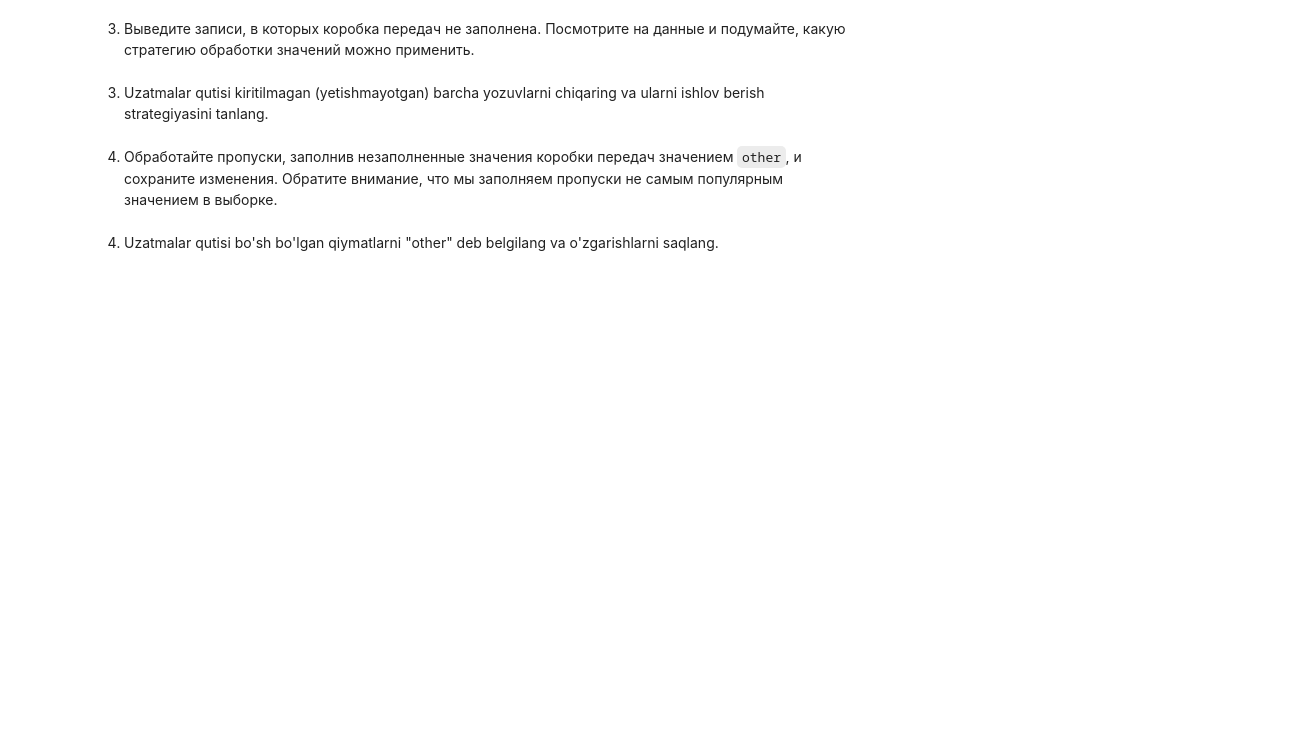
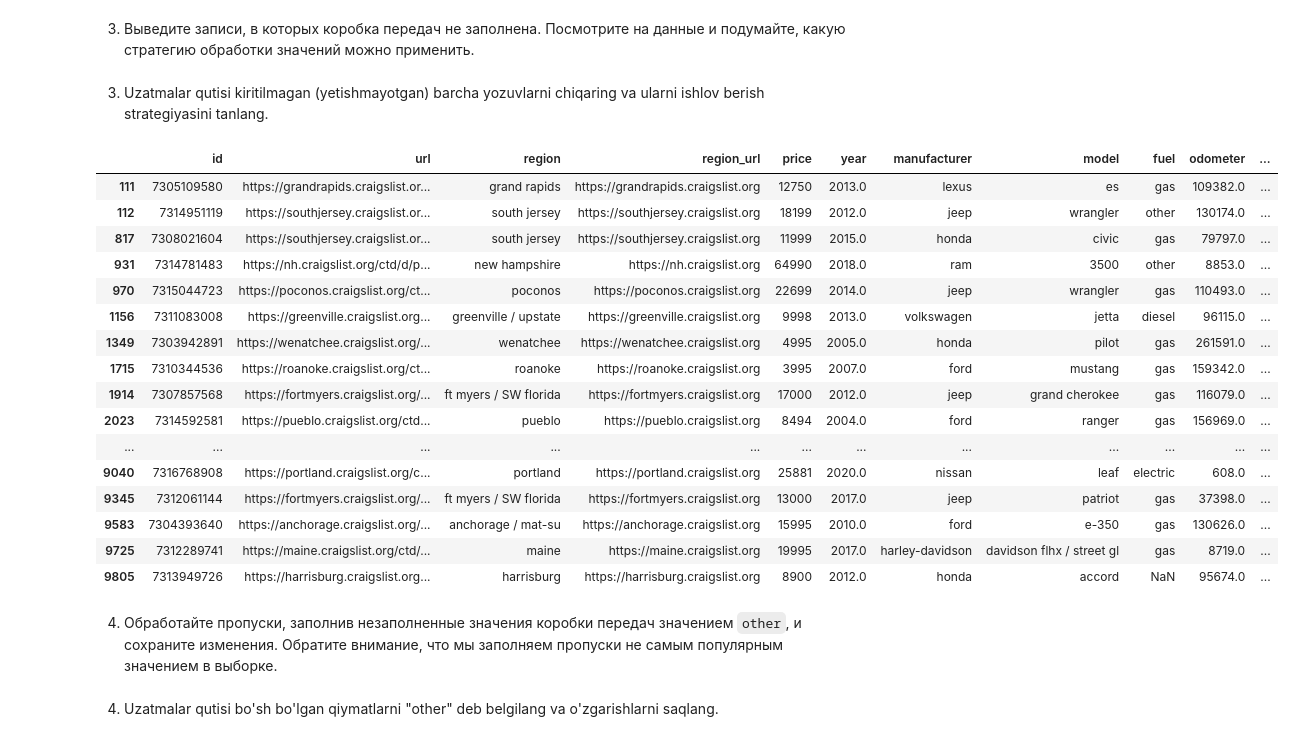
Before and after one commit to ibratqadamboev/Homeworks, a Jupyter notebook: l5_full_EDA_practice.ipynb, the cells around one changed output. Saved outputs shown, nothing was run; the diff lists cells and outputs as text; code cells hidden in the pictures; blank space fills up the shorter version.

```diff
--- a/l5_full_EDA_practice.ipynb
+++ b/l5_full_EDA_practice.ipynb
@@ -228,6 +316,7 @@ Topshiriq 2. E'lon joylashtirish sanasidagi yetishmayotgan qiymatlarni ishlash
 4. E'lon joylashtirish sanasi yo'q bo'lgan barcha qatorlarni o'chiring va tozalangan ma'lumotlar to'plamini saqlang.
 # %%
 # Your code goes here
+df.drop([6728, 9388], inplace = True)
 # %% [markdown]
 5. Выведите для обновлённого датафрейма количество пропущенных значений в дате размещения объявления о продаже.
 # %% [markdown]
@@ -254,6 +369,25 @@ Topshiriq 3. Uzatmalar qutisidagi yetishmayotgan qiymatlarni ishlash
 3. Uzatmalar qutisi kiritilmagan (yetishmayotgan) barcha yozuvlarni chiqaring va ularni ishlov berish strategiyasini tanlang.
 # %%
 # Your code goes here
+df[df['transmission'].isna()]
+# %% [output]
+|  | id | url | region | region_url | price | year | manufacturer | model | fuel | odometer | ... |
+| 111 | 7305109580 | https://grandrapids.craigslist.or... | grand rapids | https://grandrapids.craigslist.org | 12750 | 2013.0 | lexus | es | gas | 109382.0 | ... |
+| 112 | 7314951119 | https://southjersey.craigslist.or... | south jersey | https://southjersey.craigslist.org | 18199 | 2012.0 | jeep | wrangler | other | 130174.0 | ... |
+| 817 | 7308021604 | https://southjersey.craigslist.or... | south jersey | https://southjersey.craigslist.org | 11999 | 2015.0 | honda | civic | gas | 79797.0 | ... |
+| 931 | 7314781483 | https://nh.craigslist.org/ctd/d/p... | new hampshire | https://nh.craigslist.org | 64990 | 2018.0 | ram | 3500 | other | 8853.0 | ... |
+| 970 | 7315044723 | https://poconos.craigslist.org/ct... | poconos | https://poconos.craigslist.org | 22699 | 2014.0 | jeep | wrangler | gas | 110493.0 | ... |
+| 1156 | 7311083008 | https://greenville.craigslist.org... | greenville / upstate | https://greenville.craigslist.org | 9998 | 2013.0 | volkswagen | jetta | diesel | 96115.0 | ... |
+| 1349 | 7303942891 | https://wenatchee.craigslist.org/... | wenatchee | https://wenatchee.craigslist.org | 4995 | 2005.0 | honda | pilot | gas | 261591.0 | ... |
+| 1715 | 7310344536 | https://roanoke.craigslist.org/ct... | roanoke | https://roanoke.craigslist.org | 3995 | 2007.0 | ford | mustang | gas | 159342.0 | ... |
+| 1914 | 7307857568 | https://fortmyers.craigslist.org/... | ft myers / SW florida | https://fortmyers.craigslist.org | 17000 | 2012.0 | jeep | grand cherokee | gas | 116079.0 | ... |
+| 2023 | 7314592581 | https://pueblo.craigslist.org/ctd... | pueblo | https://pueblo.craigslist.org | 8494 | 2004.0 | ford | ranger | gas | 156969.0 | ... |
+| ... | ... | ... | ... | ... | ... | ... | ... | ... | ... | ... | ... |
+| 9040 | 7316768908 | https://portland.craigslist.org/c... | portland | https://portland.craigslist.org | 25881 | 2020.0 | nissan | leaf | electric | 608.0 | ... |
+| 9345 | 7312061144 | https://fortmyers.craigslist.org/... | ft myers / SW florida | https://fortmyers.craigslist.org | 13000 | 2017.0 | jeep | patriot | gas | 37398.0 | ... |
+| 9583 | 7304393640 | https://anchorage.craigslist.org/... | anchorage / mat-su | https://anchorage.craigslist.org | 15995 | 2010.0 | ford | e-350 | gas | 130626.0 | ... |
+| 9725 | 7312289741 | https://maine.craigslist.org/ctd/... | maine | https://maine.craigslist.org | 19995 | 2017.0 | harley-davidson | davidson flhx / street gl | gas | 8719.0 | ... |
+| 9805 | 7313949726 | https://harrisburg.craigslist.org... | harrisburg | https://harrisburg.craigslist.org | 8900 | 2012.0 | honda | accord | NaN | 95674.0 | ... |
 # %% [markdown]
 4. Обработайте пропуски, заполнив незаполненные значения коробки передач значением `other`, и сохраните изменения. Обратите внимание, что мы заполняем пропуски не самым популярным значением в выборке.
 # %% [markdown]
```
Also changed, not shown: parts of 13 cells of this notebook, 1 other file.
